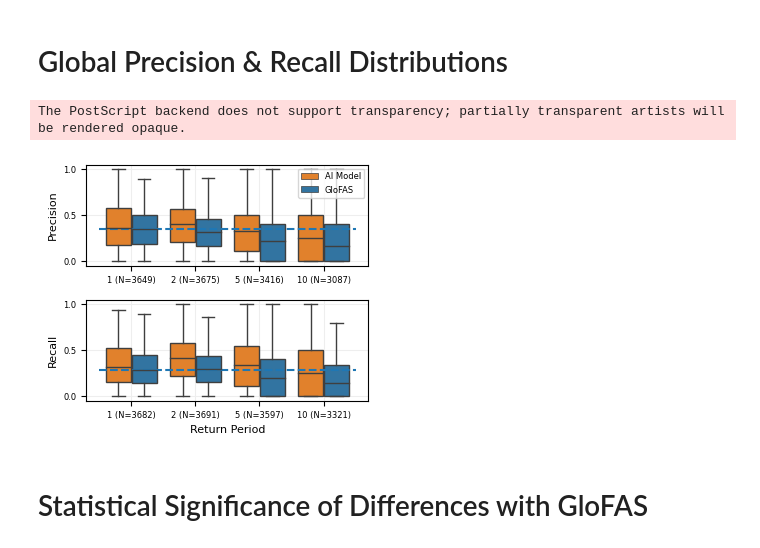
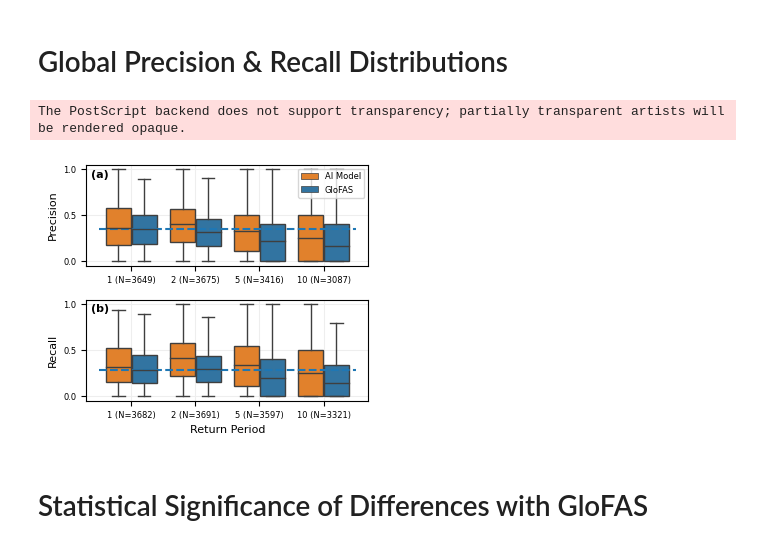
Before and after one commit to google-research-datasets/global_streamflow_model_paper, a Jupyter notebook: notebooks/figure_2_return_period_reliability_distributions.ipynb, the cells around one changed output. Cells and saved outputs as stored; diff of their text form; code cells hidden in the pictures.

```diff
--- a/notebooks/figure_2_return_period_reliability_distributions.ipynb
+++ b/notebooks/figure_2_return_period_reliability_distributions.ipynb
@@ -139,6 +139,14 @@ axes[0].plot(
     ls='--'
 )
 
+axes[0].text(
+    -0.63, 1,
+    '(a)',
+    fontsize=evaluation_utils.NATURE_FONT_SIZES['axis_label'],
+    va='top',
+    fontweight="bold"
+)
+
 # -----
 
 metric = 'Recall'
@@ -190,34 +198,42 @@ axes[1].set_axisbelow(True)
 axes[1].legend().remove()
 axes[1].set_xlabel(
     'Return Period',
     fontsize=evaluation_utils.NATURE_FONT_SIZES['axis_label']
 )
 axes[1].set_xticklabels(
     axes[1].get_xticklabels(),
     fontsize=evaluation_utils.NATURE_FONT_SIZES['tick_labels']
 )
 axes[1].set_yticklabels(
     axes[1].get_yticklabels(),
     fontsize=evaluation_utils.NATURE_FONT_SIZES['tick_labels']
 )
 axes[1].set_ylabel(
     metric,
     fontsize=evaluation_utils.NATURE_FONT_SIZES['axis_label'],
 )
 
 axes[1].plot(
     [-0.5, 3.5],
     [df2[1.01].median()]*2,
     c=evaluation_utils.COLORS[0],
     ls='--'
 )
 
+axes[1].text(
+    -0.63, 1,
+    '(b)',
+    fontsize=evaluation_utils.NATURE_FONT_SIZES['axis_label'],
+    va='top',
+    fontweight="bold"
+)
+
 plt.tight_layout()
 
 evaluation_utils.save_figure(data_paths.RETURN_PERIOD_RELIABILITY_DISTRIBUTIONS_FILENAME)
 # %% [output]
 The PostScript backend does not support transparency; partially transparent artists will be rendered opaque.
-[figure, old version]
+[figure, new version]
 # %% [markdown]
 # Statistical Significance of Differences with GloFAS
 # %%
```
Also changed, not shown: 17 other files.
